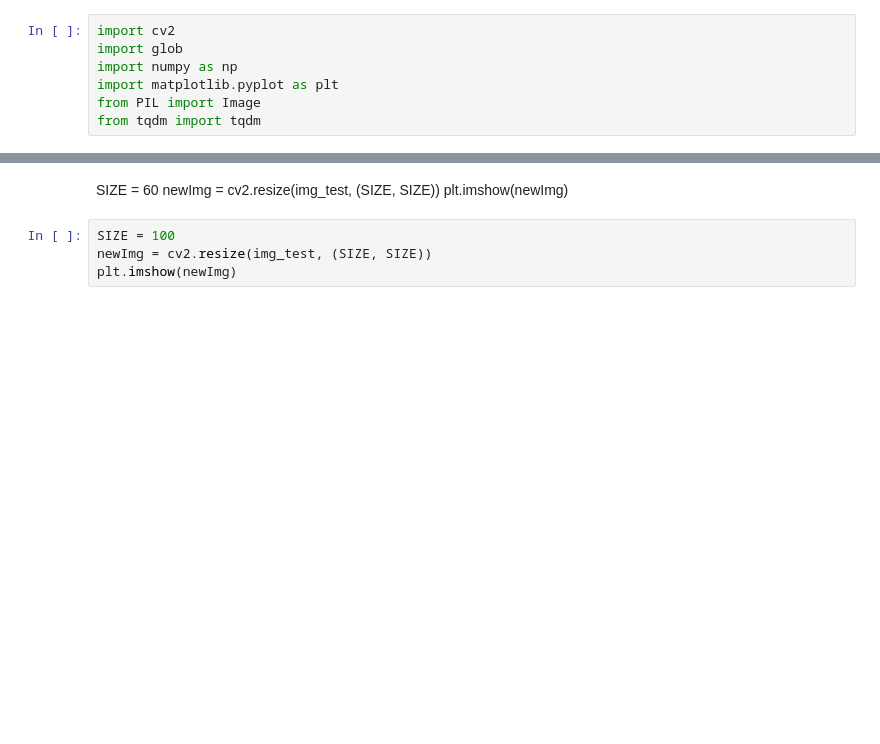
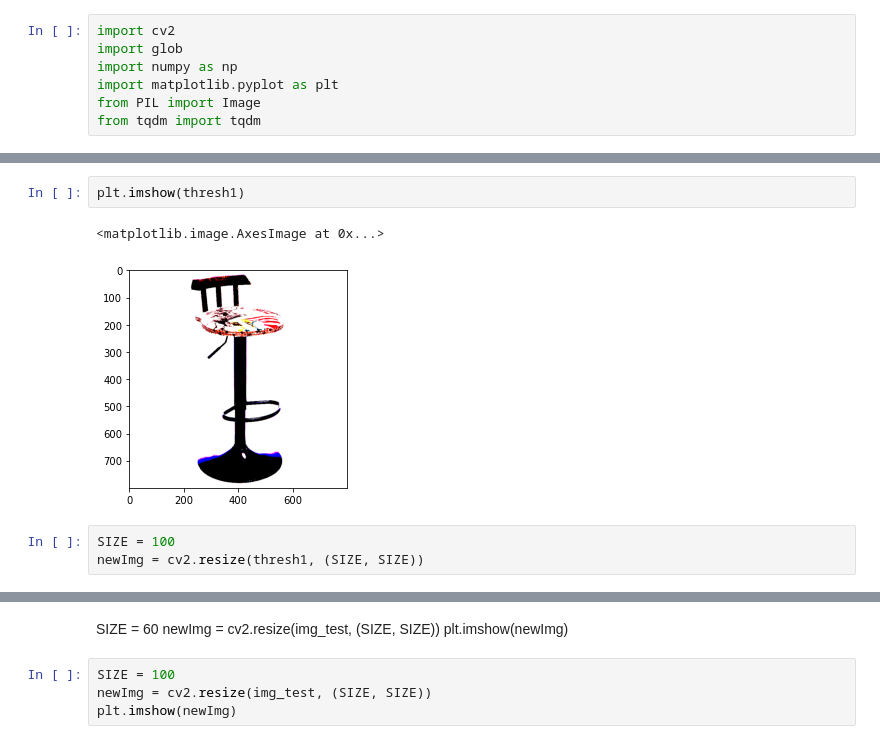
Before and after one commit to kchauxs/cuarta_entrega, a Jupyter notebook: procesamiento_img/probando_kernels.ipynb, the cells around one changed output, grey strips where cells are left out. Cells and saved outputs as stored; diff of their text form; blank space fills up the shorter version.

```diff
--- a/procesamiento_img/probando_kernels.ipynb
+++ b/procesamiento_img/probando_kernels.ipynb
@@ -9,0 +38,8 @@ images = [cv2.imread(file) for file in tqdm(glob.glob("../data/imagenes/*.jpg"))
+# %%
+plt.imshow(thresh1)
+# %% [output]
+<matplotlib.image.AxesImage at 0x...>
+[figure, added]
+# %%
+SIZE = 100
+newImg = cv2.resize(thresh1, (SIZE, SIZE))
```
Also changed, not shown: parts of 9 cells of this notebook, 3 other files.
